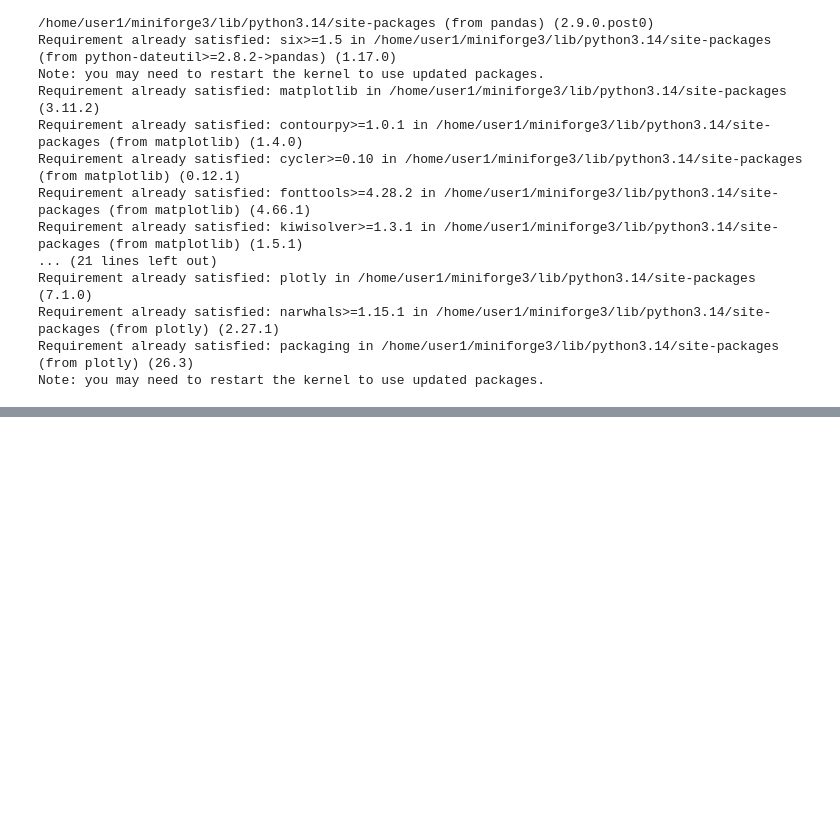
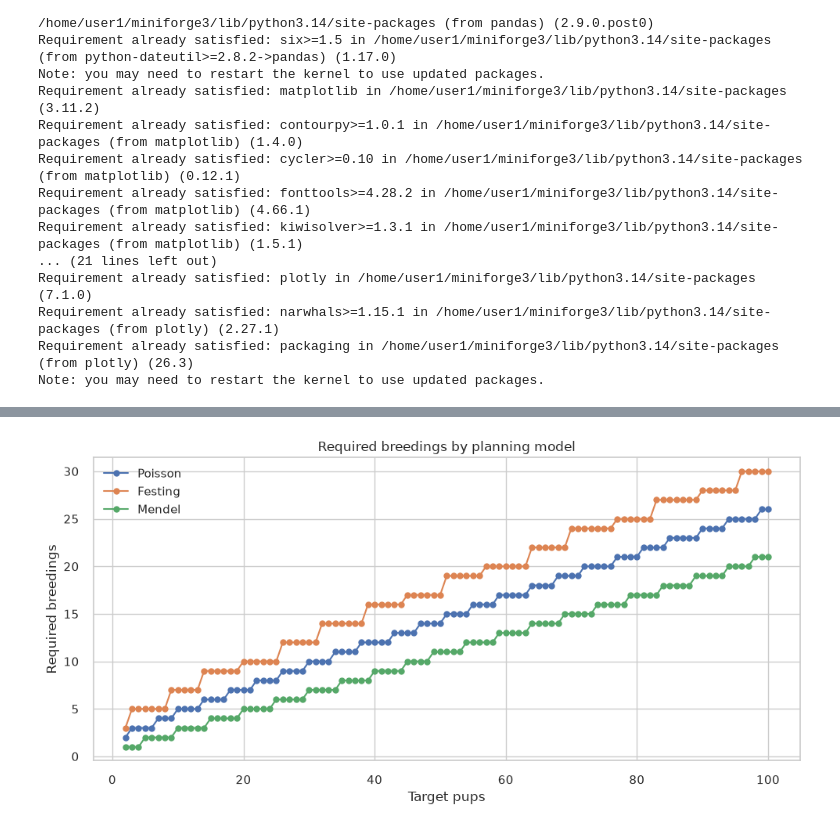
Before and after one commit to smarinovich/scif3000-analysis, a Jupyter notebook: analysis.ipynb, the cells around one changed output, grey strips where cells are left out. Drawn from its saved outputs; the diff is of its cells as text; code cells hidden in the pictures; blank space fills up the shorter version.

Commit message:
Starting analysis on Nature

```diff
--- a/analysis.ipynb
+++ b/analysis.ipynb
@@ -46,0 +53,12 @@ print("Libraries loaded successfully!")
+# %%
+from pathlib import Path
+import pandas as pd
+import matplotlib.pyplot as plt
+import seaborn as sns
+
+ROOT = Path.cwd()
+DATA_DIR = ROOT / 'data' / 'nature'
+
+plt.style.use('seaborn-v0_8')
+sns.set_theme(style='whitegrid')
+print(f'Working directory: {ROOT}')
@@ -46,0 +67,10 @@ print("Libraries loaded successfully!")
+# %%
+# Load the base probability distribution and planning tables
+dist = pd.read_csv(DATA_DIR / 'nature_1_processed.csv')
+targets = pd.read_csv(DATA_DIR / 'nature_merged_targets.csv')
+two_group = pd.read_csv(DATA_DIR / 'nature_2c_processed.csv')
+
+print('Distribution rows:', len(dist))
+print('Target planning rows:', len(targets))
+print('Two-group rows:', len(two_group))
+dist.head()
@@ -46,0 +104,16 @@ print("Libraries loaded successfully!")
+# %%
+# Plot required breedings from the different model assumptions
+plot_df = targets[['target_pups', 'req_poisson', 'req_festing', 'req_mendel']].drop_duplicates().sort_values('target_pups')
+
+plt.figure(figsize=(10, 5))
+for col in ['req_poisson', 'req_festing', 'req_mendel']:
+    plt.plot(plot_df['target_pups'], plot_df[col], marker='o', label=col.replace('req_', '').title())
+
+plt.xlabel('Target pups')
+plt.ylabel('Required breedings')
+plt.title('Required breedings by planning model')
+plt.legend()
+plt.tight_layout()
+plt.show()
+# %% [output]
+[figure, added]
```
Also changed, not shown: parts of 6 cells of this notebook, 3 other files.
